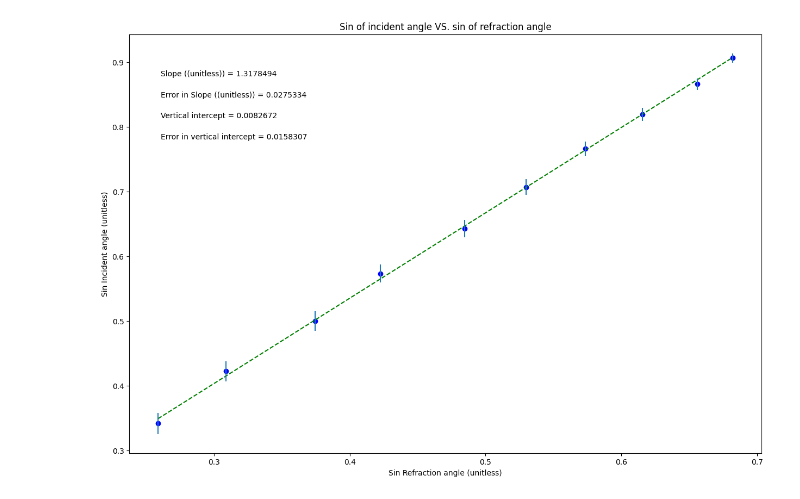
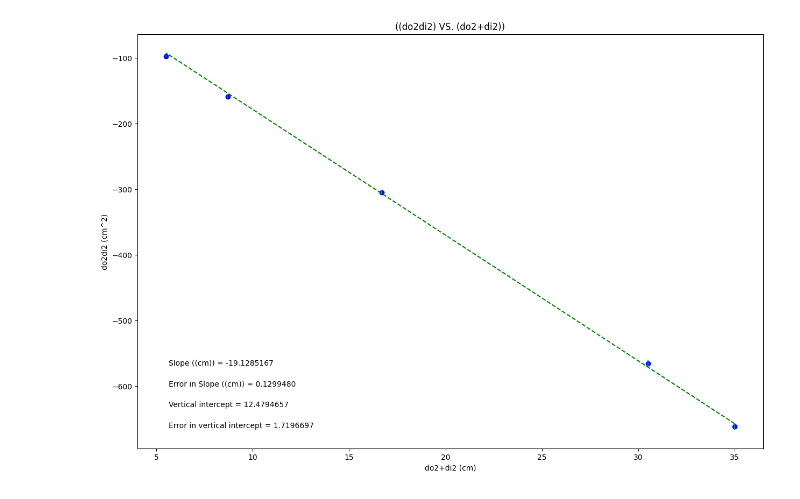
Before and after one commit to JamesHoenstine/PHSX218N.01_2025-Public, a Jupyter notebook: phsxlab_plotting_template.ipynb, the cells around one changed output. Cells and saved outputs as stored; diff of their text form; code cells hidden in the pictures.

```diff
--- a/phsxlab_plotting_template.ipynb
+++ b/phsxlab_plotting_template.ipynb
@@ -19,32 +138,32 @@ import matplotlib.pyplot as plt
 #variable names should start with a letter and must contain only letters, numbers, and underscores
 
 
-xvariable_sin_refraction_angle  = np.array([0.2588190450,.3090169940,.3746065930,.4226182620,.484809620,.5299192640,.5735764360,.6156614750,.6560590290,.68199836])
+xvariable_do2plusdi2  = np.array([35,30.5,16.7,8.7,5.5])
 
-yvariable_sin_incident_angle = np.array([0.3420201430,.4226182620,.50,.5735764360,.642787610,.7071067810,.7660444430,.8191520440,.8660254040,.906307787])
+yvariable_do2di2 = np.array([-660.96,-565.5,-304.7,-159.3,-97.5])
 
-err_yvariable_sin_incident_angle = np.array([0.016347806,0.015752885,0.015038075,0.014208816,0.013271419,0.012233019,0.011101518,0.009885528,0.008594303,0.007237671])
+err_yvariable_do2di2 = np.array([5.046701893,4.540099118,2.980419434,1.985673689,1.500833102])
 
 
 
 #Re-assign variables as x, y, dy so that the remaining plotting code may remain generic
 #UPDATE VARIABLE NAMES (ON RHS OF EACH EQUAL SIGN) TO MATCH VARIABLE NAMES FOR DATA ABOVE
 
-x = xvariable_sin_refraction_angle             #this should be the array you want to plot on the x axis
-y = yvariable_sin_incident_angle             #this should be the array you want to plot on the y axis
-dy = err_yvariable_sin_incident_angle
+x = xvariable_do2plusdi2             #this should be the array you want to plot on the x axis
+y = yvariable_do2di2             #this should be the array you want to plot on the y axis
+dy = err_yvariable_do2di2
 
 #UPDATE EACH OF THESE 4 STRINGS FOR YOUR PLOT LABELS AS YOU WANT THEM TO APPEAR
 
-plot_title= 'Sin of incident angle VS. sin of refraction angle'
-x_label= 'Sin Refraction angle (unitless)'
-y_label= 'Sin Incident angle (unitless)'
-slope_units= '(unitless)'
+plot_title= '((do2di2) VS. (do2+di2))'
+x_label= 'do2+di2 (cm)'
+y_label= 'do2di2 (cm^2)'
+slope_units= '(cm)'
 
 #UPDATE ANNOTATION PLACEMENT SO IT'S OUT OF WAY OF PLOTTED DATA AND BEST FIT LINE
 #integer from 1 to 4, top R corner is 1 (counter-clockwise from there)
 
-annotation_placement=2
+annotation_placement=3
 
 
 #-----------------------------------------------------------------------#
@@ -91,31 +210,31 @@ elif annotation_placement==3 or annotation_placement==4:
 #Don't need to change anything in this section!
 
 #Plot data on graph. Plot error bars and place values for slope,
 #error in slope, and vertical intercept (plus error) on the plot using "annotate"
 
 plt.figure(figsize=(15,10))
 
 plt.plot(x, fit, color='green', linestyle='--')
 plt.scatter(x, y, color='blue', marker='o')
 
 plt.xlabel(x_label)
 plt.ylabel(y_label)
 plt.title(plot_title)
 
 plt.errorbar(x, y, yerr=dy, xerr=None, fmt="none") #don't need to plot x error bars
 
 plt.annotate('Slope ({}) = {value:.{digits}f}'.format(slope_units,value=m, digits=7),
              (xpos, ypos[0]), xycoords='axes fraction')
 
 plt.annotate('Error in Slope ({}) = {value:.{digits}f}'.format(slope_units,value=dm, digits=7),
              (xpos, ypos[1]), xycoords='axes fraction')
 
 plt.annotate('Vertical intercept = {value:.{digits}f}'.format(value=b, digits=7),
              (xpos, ypos[2]), xycoords='axes fraction')
 
 plt.annotate('Error in vertical intercept = {value:.{digits}f}'.format(value=db, digits=7),
              (xpos, ypos[3]), xycoords='axes fraction')
 
 plt.show()
 # %% [output]
-[figure, old version]
+[figure, new version]
```
Also changed, not shown: parts of 1 cell of this notebook.
